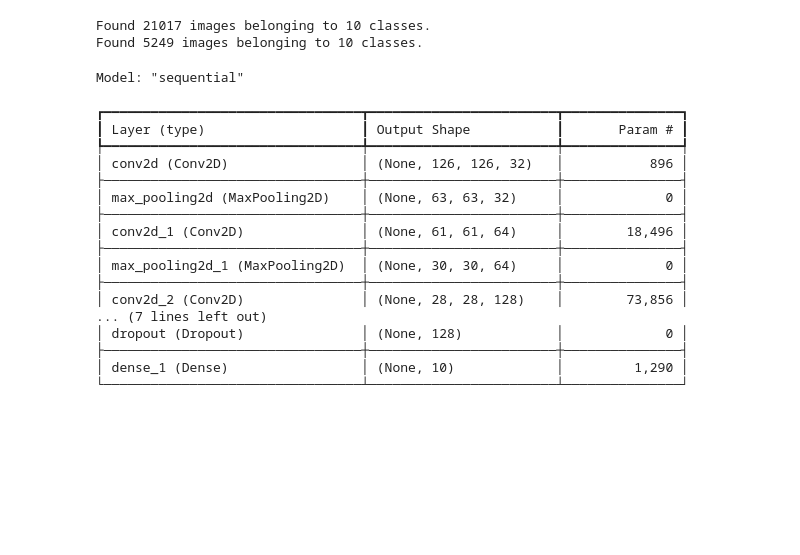
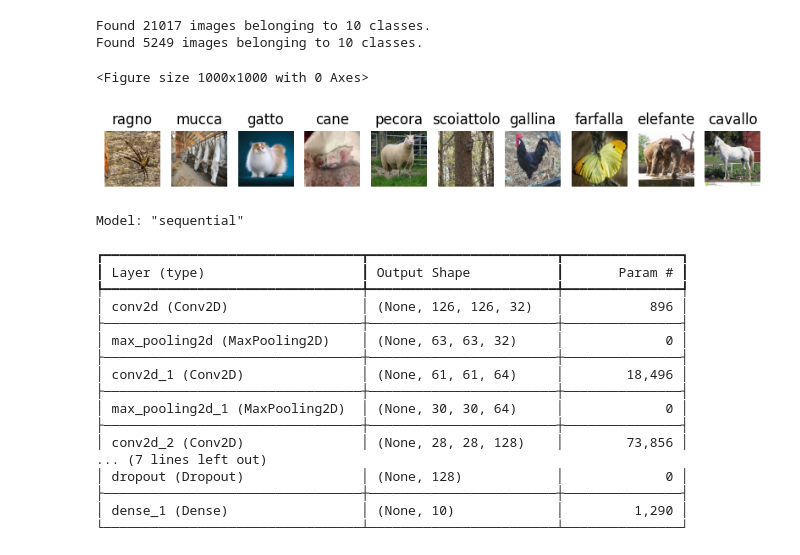
Before and after one commit to surabhipandey18/Animals-Classification, a Jupyter notebook: Animals.ipynb, the cells around one changed output. Saved outputs shown, nothing was run; the diff lists cells and outputs as text; code cells hidden in the pictures; blank space fills up the shorter version.

```diff
--- a/Animals.ipynb
+++ b/Animals.ipynb
@@ -41,6 +41,33 @@ validation_generator = train_datagen.flow_from_directory(
 # %% [output]
 Found 21017 images belonging to 10 classes.
 Found 5249 images belonging to 10 classes.
+# %%
+images, labels = next(train_generator)
+
+class_names = list(train_generator.class_indices.keys())
+
+images_per_class= {}
+plt.figure(figsize=(10, 10))
+for i in range(images.shape[0]):
+    predicted_class_index = np.argmax(labels[i])
+    predicted_class = class_names[predicted_class_index]
+    if predicted_class not in images_per_class:
+        images_per_class[predicted_class] = images[i]
+    if len(images_per_class) == len(class_names):
+      break
+
+plt.figure(figsize = (10,10))
+i = 1
+for class_name, image in images_per_class.items():
+    plt.subplot(1, len(images_per_class), i)
+    plt.imshow(image)
+    plt.title(class_name)
+    plt.axis('off')
+    i += 1
+plt.show()
+# %% [output]
+<Figure size 1000x1000 with 0 Axes>
+[figure, added]
 # %%
 #CNN Model
 model = models.Sequential([
```
